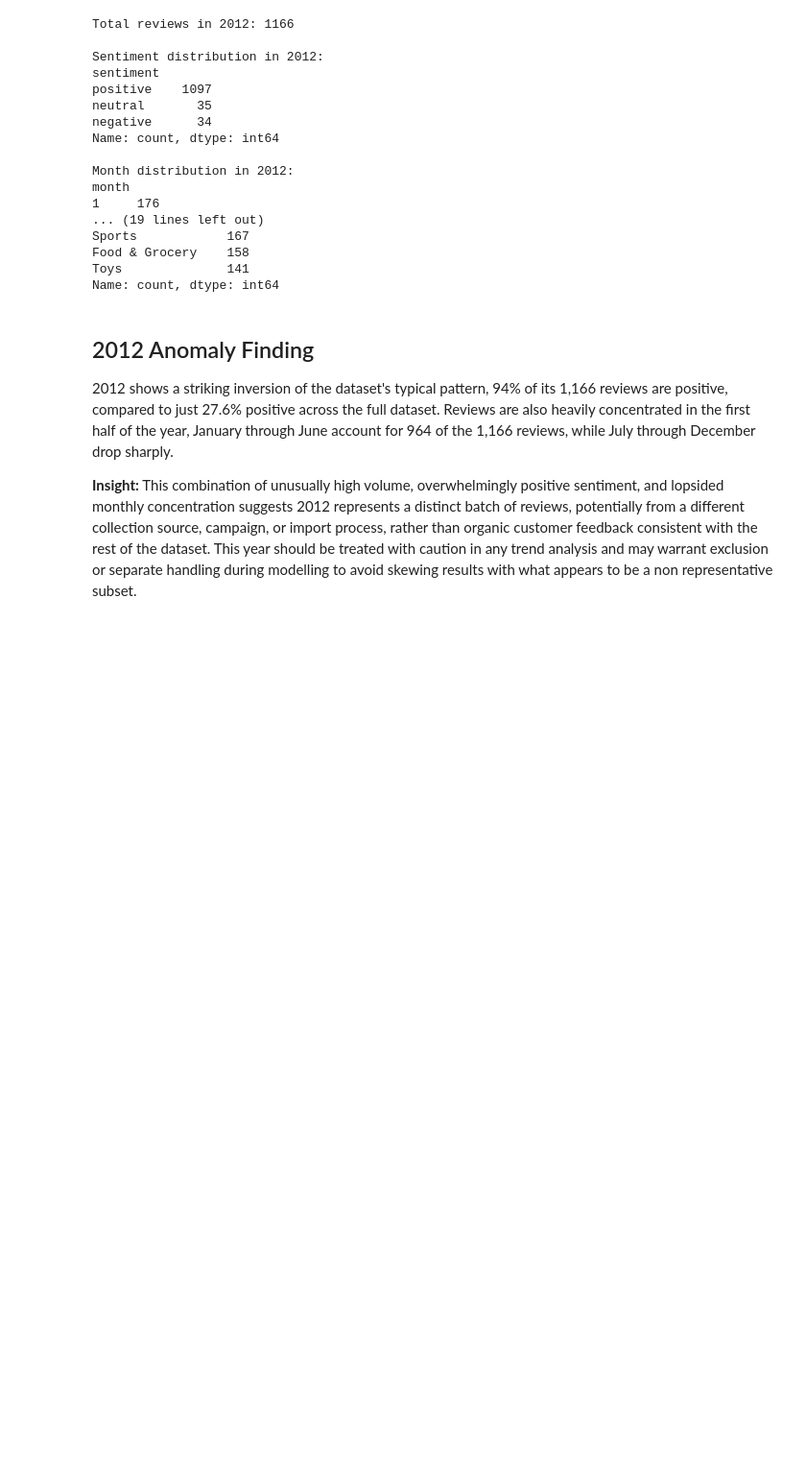
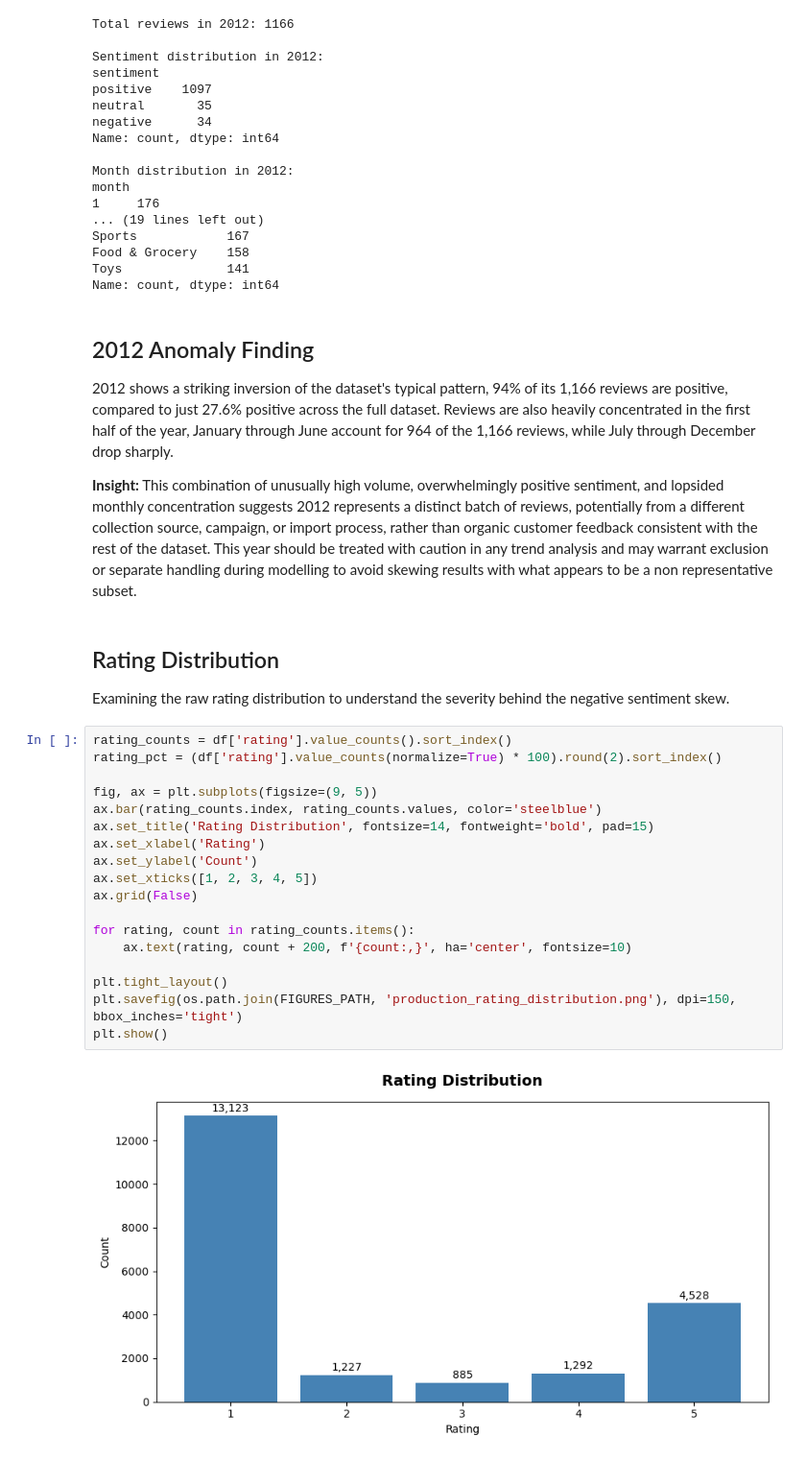
Before and after one commit to AishatOlisa/shopease-sentiment-analysis, a Jupyter notebook: notebooks/phase2_production_dataset/11_eda_sentiment_category.ipynb, the cells around one changed output. Shown at 96% size. Saved outputs shown, nothing was run; the diff lists cells and outputs as text; blank space fills up the shorter version.

Commit message:
Add rating distribution analysis - polarised J-shaped pattern with 62% one-star ratings identified

```diff
--- a/notebooks/phase2_production_dataset/11_eda_sentiment_category.ipynb
+++ b/notebooks/phase2_production_dataset/11_eda_sentiment_category.ipynb
@@ -162,3 +162,27 @@ customer feedback consistent with the rest of the dataset. This year
 should be treated with caution in any trend analysis and may warrant
 exclusion or separate handling during modelling to avoid skewing
 results with what appears to be a non representative subset.
+# %% [markdown]
+## Rating Distribution
+Examining the raw rating distribution to understand the severity
+behind the negative sentiment skew.
+# %%
+rating_counts = df['rating'].value_counts().sort_index()
+rating_pct = (df['rating'].value_counts(normalize=True) * 100).round(2).sort_index()
+
+fig, ax = plt.subplots(figsize=(9, 5))
+ax.bar(rating_counts.index, rating_counts.values, color='steelblue')
+ax.set_title('Rating Distribution', fontsize=14, fontweight='bold', pad=15)
+ax.set_xlabel('Rating')
+ax.set_ylabel('Count')
+ax.set_xticks([1, 2, 3, 4, 5])
+ax.grid(False)
+
+for rating, count in rating_counts.items():
+    ax.text(rating, count + 200, f'{count:,}', ha='center', fontsize=10)
+
+plt.tight_layout()
+plt.savefig(os.path.join(FIGURES_PATH, 'production_rating_distribution.png'), dpi=150, bbox_inches='tight')
+plt.show()
+# %% [output]
+[figure, added]
```
Also changed, not shown: parts of 2 cells of this notebook, 1 other file.
